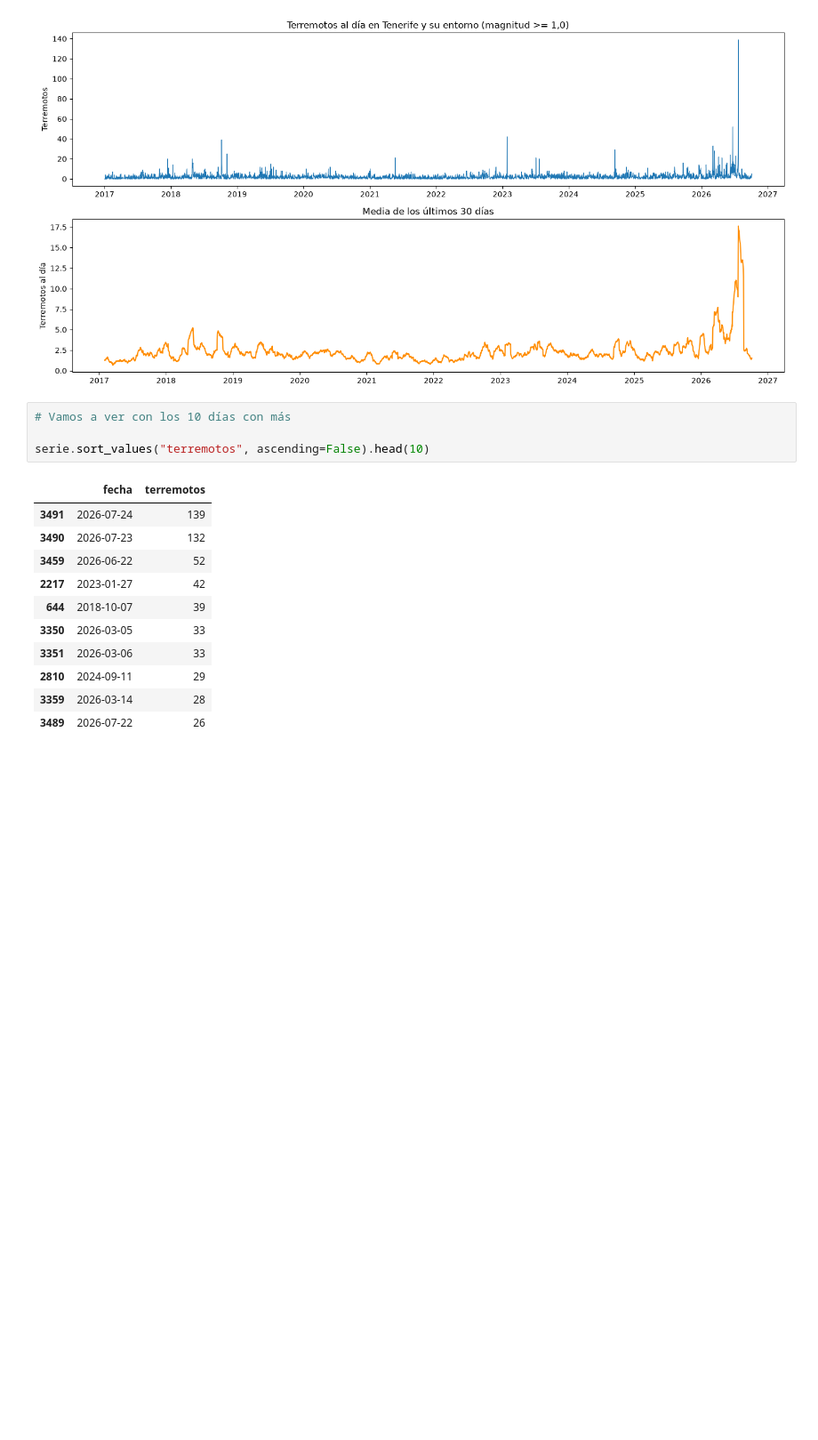
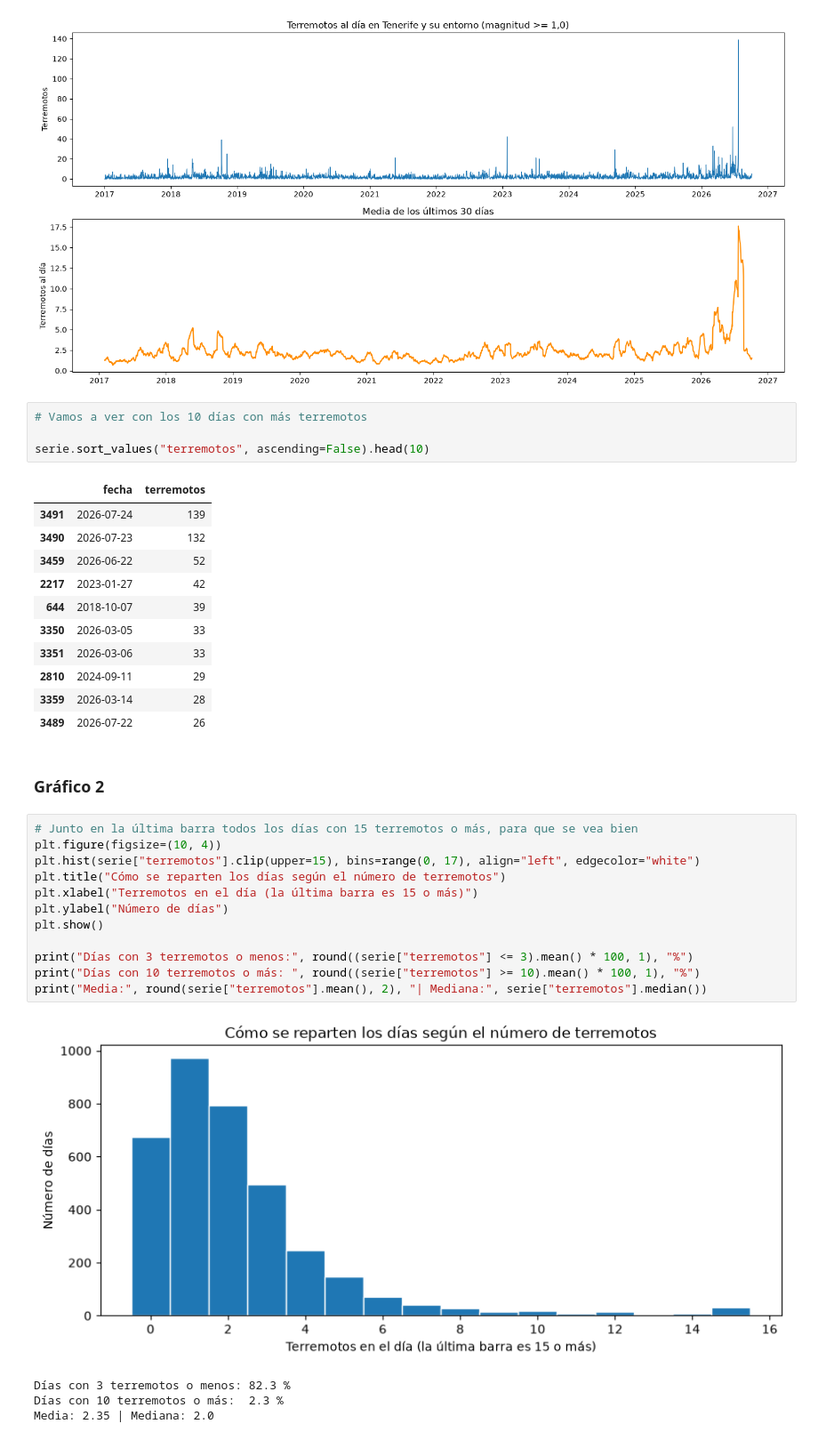
Before and after one commit to c0sh1/vulcano_earthquake, a Jupyter notebook: notebook/EDA.ipynb, the cells around one changed output. Shown at 89% size. Saved outputs shown, nothing was run; the diff lists cells and outputs as text; blank space fills up the shorter version.

```diff
--- a/notebook/EDA.ipynb
+++ b/notebook/EDA.ipynb
@@ -319,7 +319,7 @@ plt.show()
 # %% [output]
 [figure]
 # %%
-# Vamos a ver con los 10 días con más
+# Vamos a ver con los 10 días con más terremotos
 
 serie.sort_values("terremotos", ascending=False).head(10)
 # %% [output]
@@ -334,3 +334,22 @@ serie.sort_values("terremotos", ascending=False).head(10)
 | 2810 | 2024-09-11 | 29 |
 | 3359 | 2026-03-14 | 28 |
 | 3489 | 2026-07-22 | 26 |
+# %% [markdown]
+### Gráfico 2
+# %%
+# Junto en la última barra todos los días con 15 terremotos o más, para que se vea bien
+plt.figure(figsize=(10, 4))
+plt.hist(serie["terremotos"].clip(upper=15), bins=range(0, 17), align="left", edgecolor="white")
+plt.title("Cómo se reparten los días según el número de terremotos")
+plt.xlabel("Terremotos en el día (la última barra es 15 o más)")
+plt.ylabel("Número de días")
+plt.show()
+
+print("Días con 3 terremotos o menos:", round((serie["terremotos"] <= 3).mean() * 100, 1), "%")
+print("Días con 10 terremotos o más: ", round((serie["terremotos"] >= 10).mean() * 100, 1), "%")
+print("Media:", round(serie["terremotos"].mean(), 2), "| Mediana:", serie["terremotos"].median())
+# %% [output]
+[figure, added]
+Días con 3 terremotos o menos: 82.3 %
+Días con 10 terremotos o más:  2.3 %
+Media: 2.35 | Mediana: 2.0
```
Also changed, not shown: parts of 14 cells of this notebook.
